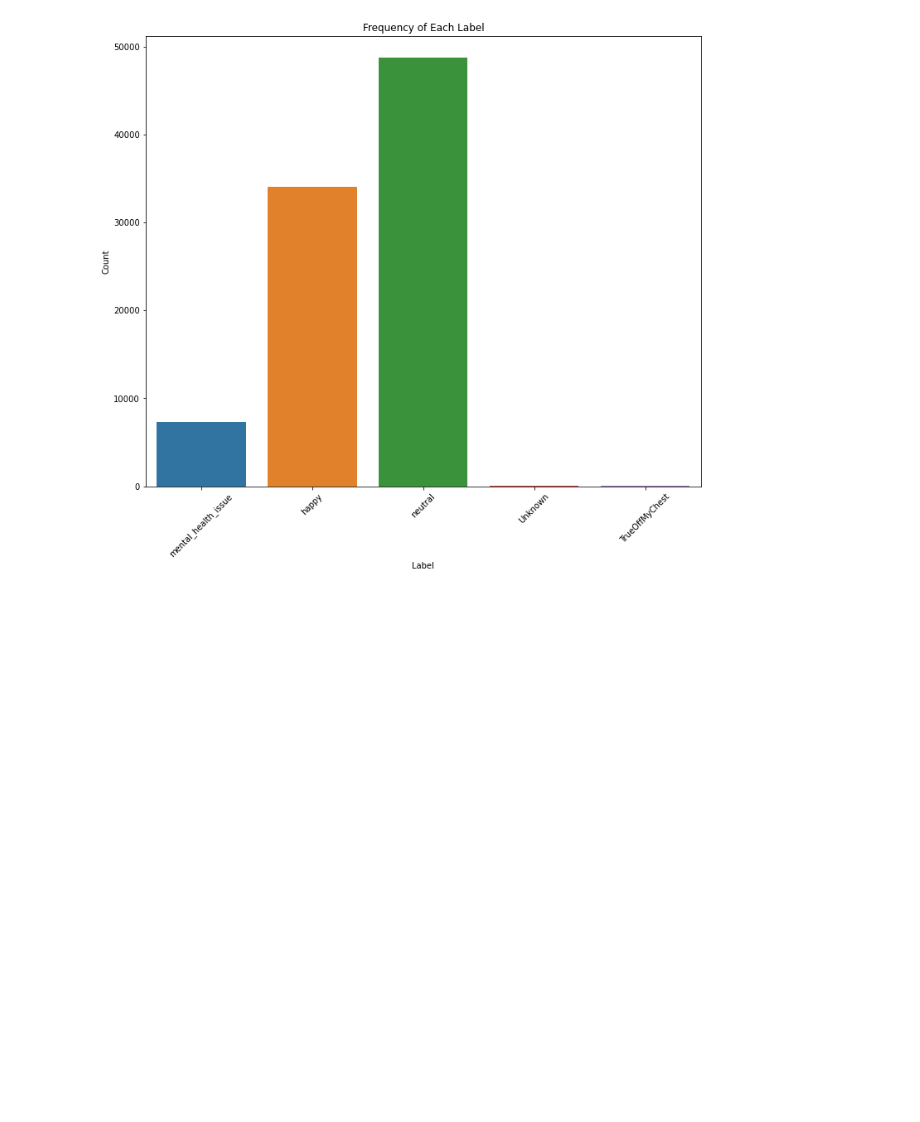
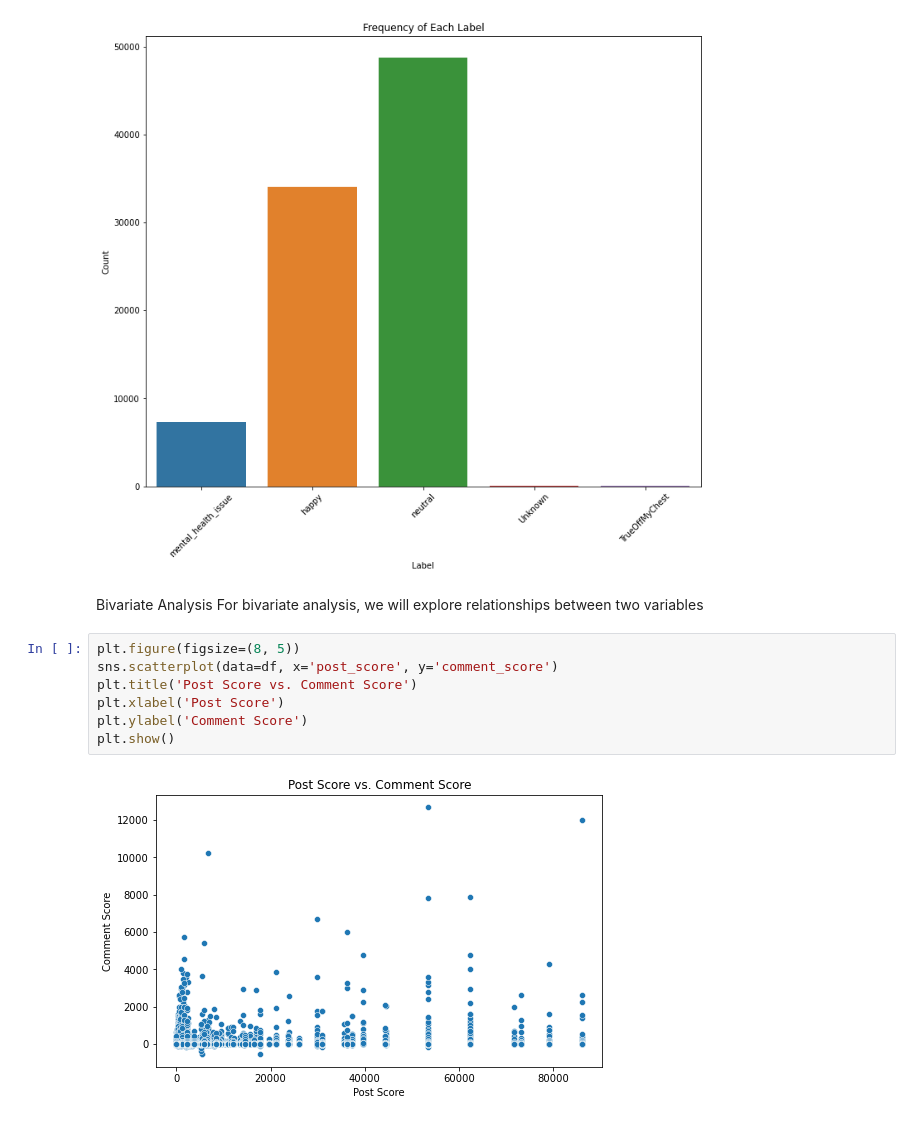
Before and after one commit to CynthiaJerono/Phase_5_Project, a Jupyter notebook: Bestina.ipynb, the cells around one changed output. Drawn from its saved outputs; the diff is of its cells as text; blank space fills up the shorter version.

Commit message:
multivariate analysis

```diff
--- a/Bestina.ipynb
+++ b/Bestina.ipynb
@@ -246,3 +246,15 @@ plt.xticks(rotation=45)
 plt.show()
 # %% [output]
 [figure]
+# %% [markdown]
+Bivariate Analysis
+For bivariate analysis, we will explore relationships between two variables
+# %%
+plt.figure(figsize=(8, 5))
+sns.scatterplot(data=df, x='post_score', y='comment_score')
+plt.title('Post Score vs. Comment Score')
+plt.xlabel('Post Score')
+plt.ylabel('Comment Score')
+plt.show()
+# %% [output]
+[figure, added]
```
Also changed, not shown: parts of 2 cells of this notebook.
